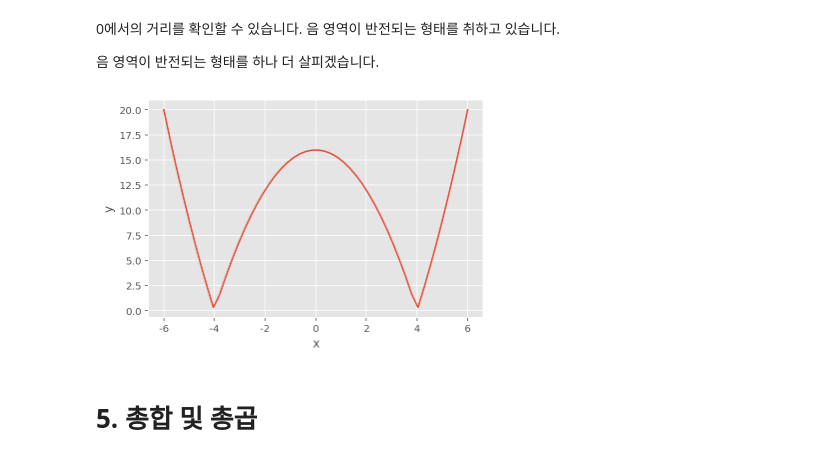
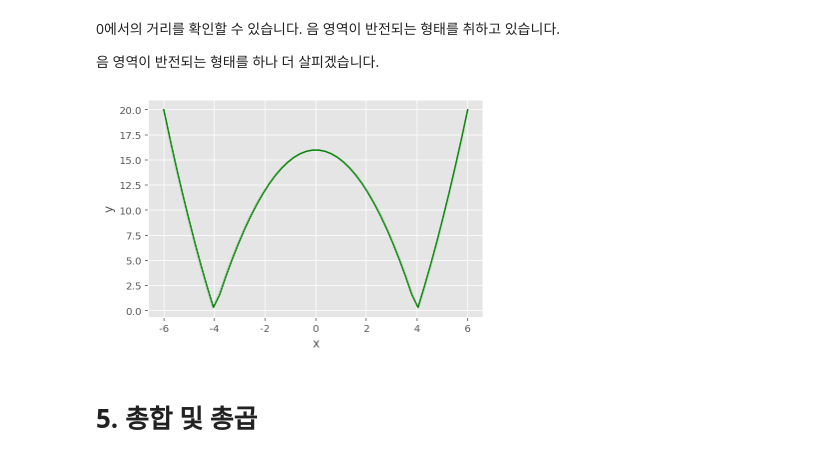
Before and after one commit to LeeSeungwon89/Artificial-intelligence-math, a Jupyter notebook: 1. 기초.ipynb, the cells around one changed output. Saved outputs shown, nothing was run; the diff lists cells and outputs as text; code cells hidden in the pictures.

```diff
--- a/1. 기초.ipynb
+++ b/1. 기초.ipynb
@@ -206,15 +206,15 @@ plt.show()
 # %%
 x = np.linspace(-6, 6)
 y = np.abs(x**2 - 16)
 
-plt.plot(x, y)
+plt.plot(x, y, 'g')
 
 plt.xlabel('x')
 plt.ylabel('y')
 
 plt.show()
 # %% [output]
-[figure, old version]
+[figure, new version]
 # %% [markdown]
 # **5. 총합 및 총곱**
 # %% [markdown]
```
Also changed, not shown: parts of 2 cells of this notebook.
